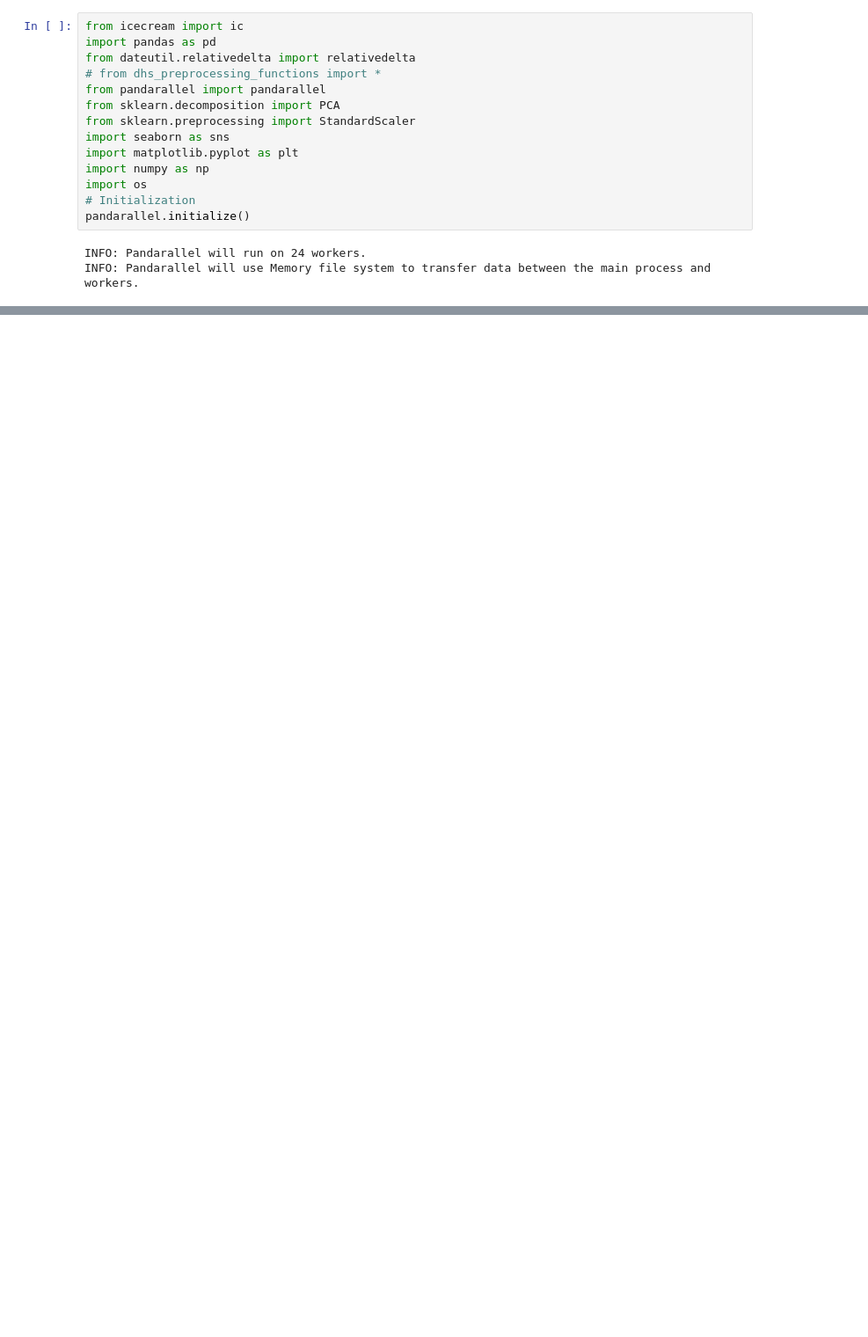
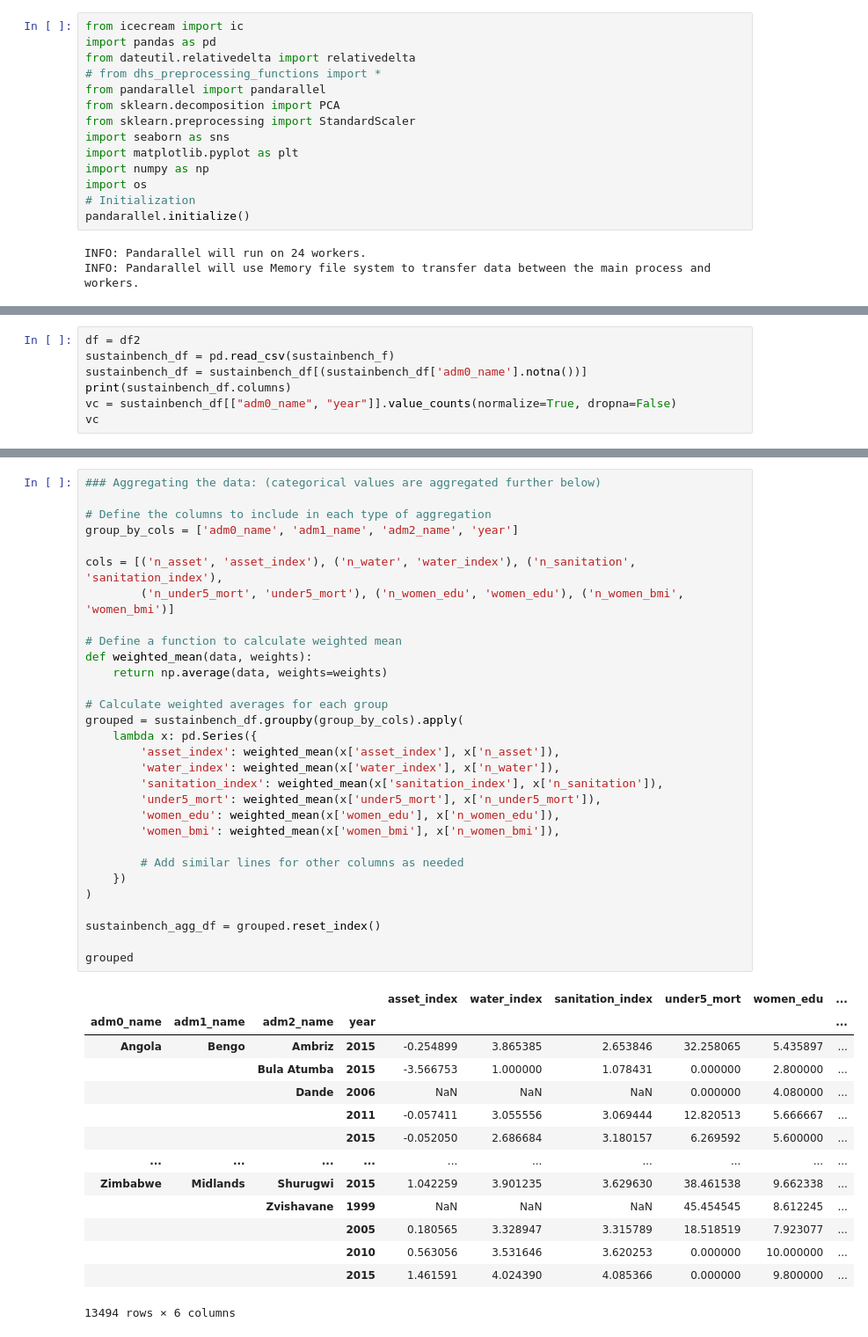
Before and after one commit to gheisenberg/FoodSecurity, a Jupyter notebook: DHS/DHS5_add_further_data.ipynb, the cells around one changed output, grey strips where cells are left out. Shown: that part at 88% size. Drawn from its saved outputs; the diff is of its cells as text; blank space fills up the shorter version.

```diff
--- a/DHS/DHS5_add_further_data.ipynb
+++ b/DHS/DHS5_add_further_data.ipynb
@@ -162,0 +320,7 @@ True
+# %%
+df = df2
+sustainbench_df = pd.read_csv(sustainbench_f)
+sustainbench_df = sustainbench_df[(sustainbench_df['adm0_name'].notna())]
+print(sustainbench_df.columns)
+vc = sustainbench_df[["adm0_name", "year"]].value_counts(normalize=True, dropna=False)
+vc
@@ -162,0 +347,45 @@ True
+# %%
+### Aggregating the data: (categorical values are aggregated further below)
+
+# Define the columns to include in each type of aggregation
+group_by_cols = ['adm0_name', 'adm1_name', 'adm2_name', 'year']
+
+cols = [('n_asset', 'asset_index'), ('n_water', 'water_index'), ('n_sanitation', 'sanitation_index'),
+        ('n_under5_mort', 'under5_mort'), ('n_women_edu', 'women_edu'), ('n_women_bmi', 'women_bmi')]
+
+# Define a function to calculate weighted mean
+def weighted_mean(data, weights):
+    return np.average(data, weights=weights)
+
+# Calculate weighted averages for each group
+grouped = sustainbench_df.groupby(group_by_cols).apply(
+    lambda x: pd.Series({
+        'asset_index': weighted_mean(x['asset_index'], x['n_asset']),
+        'water_index': weighted_mean(x['water_index'], x['n_water']),
+        'sanitation_index': weighted_mean(x['sanitation_index'], x['n_sanitation']),
+        'under5_mort': weighted_mean(x['under5_mort'], x['n_under5_mort']),
+        'women_edu': weighted_mean(x['women_edu'], x['n_women_edu']),
+        'women_bmi': weighted_mean(x['women_bmi'], x['n_women_bmi']),
+
+        # Add similar lines for other columns as needed
+    })
+)
+
+sustainbench_agg_df = grouped.reset_index()
+
+grouped
+# %% [output]
+|  |  |  |  | asset_index | water_index | sanitation_index | under5_mort | women_edu | ... |
+| adm0_name | adm1_name | adm2_name | year |  |  |  |  |  | ... |
+| Angola | Bengo | Ambriz | 2015 | -0.254899 | 3.865385 | 2.653846 | 32.258065 | 5.435897 | ... |
+|  |  | Bula Atumba | 2015 | -3.566753 | 1.000000 | 1.078431 | 0.000000 | 2.800000 | ... |
+|  |  | Dande | 2006 | NaN | NaN | NaN | 0.000000 | 4.080000 | ... |
+|  |  |  | 2011 | -0.057411 | 3.055556 | 3.069444 | 12.820513 | 5.666667 | ... |
+|  |  |  | 2015 | -0.052050 | 2.686684 | 3.180157 | 6.269592 | 5.600000 | ... |
+| ... | ... | ... | ... | ... | ... | ... | ... | ... | ... |
+| Zimbabwe | Midlands | Shurugwi | 2015 | 1.042259 | 3.901235 | 3.629630 | 38.461538 | 9.662338 | ... |
+|  |  | Zvishavane | 1999 | NaN | NaN | NaN | 45.454545 | 8.612245 | ... |
+|  |  |  | 2005 | 0.180565 | 3.328947 | 3.315789 | 18.518519 | 7.923077 | ... |
+|  |  |  | 2010 | 0.563056 | 3.531646 | 3.620253 | 0.000000 | 10.000000 | ... |
+|  |  |  | 2015 | 1.461591 | 4.024390 | 4.085366 | 0.000000 | 9.800000 | ... |
+13494 rows × 6 columns
```
Also changed, not shown: parts of 19 cells of this notebook, 7 other files.
